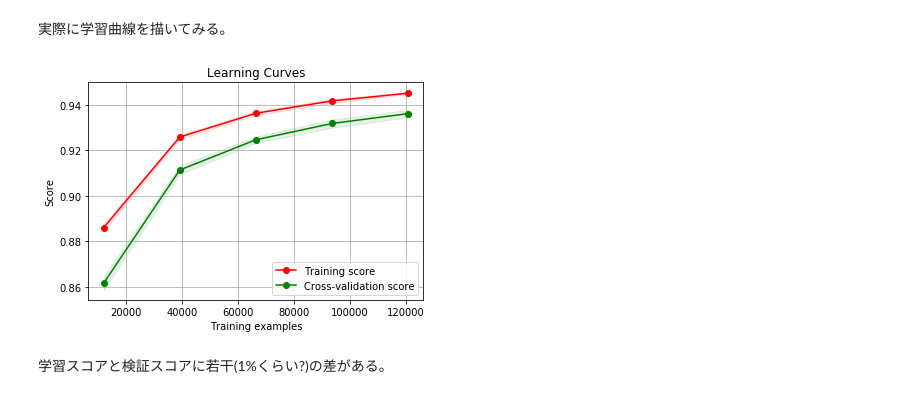
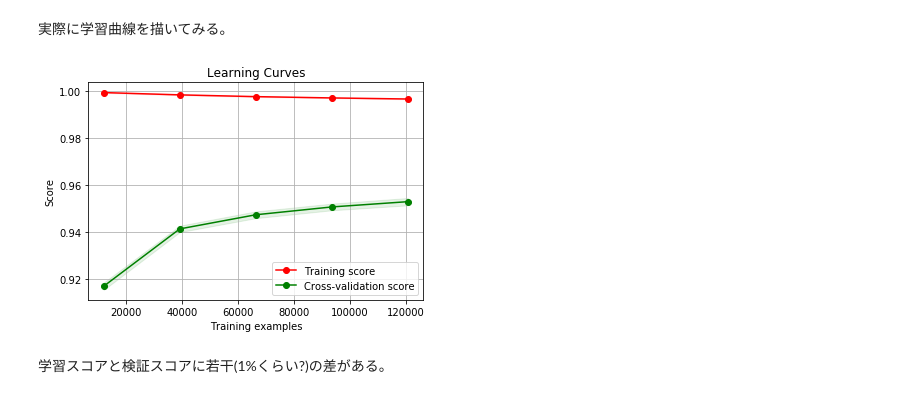
Before and after one commit to chakki-works/entitypedia, a Jupyter notebook: notebooks/baseline.ipynb, the cells around one changed output. Cells and saved outputs as stored; diff of their text form; code cells hidden in the pictures.

```diff
--- a/notebooks/baseline.ipynb
+++ b/notebooks/baseline.ipynb
@@ -41,7 +41,7 @@ def load_dataset(jsonl_file):
     return X, y
 
 
-filename = '../data/interim/dataset1.jsonl'
+filename = './data/interim/dataset1.jsonl'
 test_size = 0.3
 
 # Load datasets.
@@ -67,0 +60,7 @@ LogisticRegression(C=1.0, class_weight=None, dual=False, fit_intercept=True,
+# %%
+from sklearn.linear_model import SGDClassifier
+from sklearn.ensemble import RandomForestClassifier
+from sklearn.svm import LinearSVC
+clf = LinearSVC()
+# clf = LogisticRegression(penalty='l1')
+clf.fit(X_train, y_train)
@@ -142,11 +146,11 @@ def plot_learning_curve(estimator, title, X, y, ylim=None, cv=None,
 # %%
 title = "Learning Curves"
 cv = ShuffleSplit(n_splits=5, test_size=0.2, random_state=0)
-estimator = LogisticRegression(penalty='l1')
+estimator = LinearSVC()
 plot_learning_curve(estimator, title, X_train, y_train, cv=cv)
 
 plt.show()
 # %% [output]
-[figure, old version]
+[figure, new version]
 # %% [markdown]
 学習スコアと検証スコアに若干(1%くらい?)の差がある。
```
Also changed, not shown: parts of 4 cells of this notebook.
